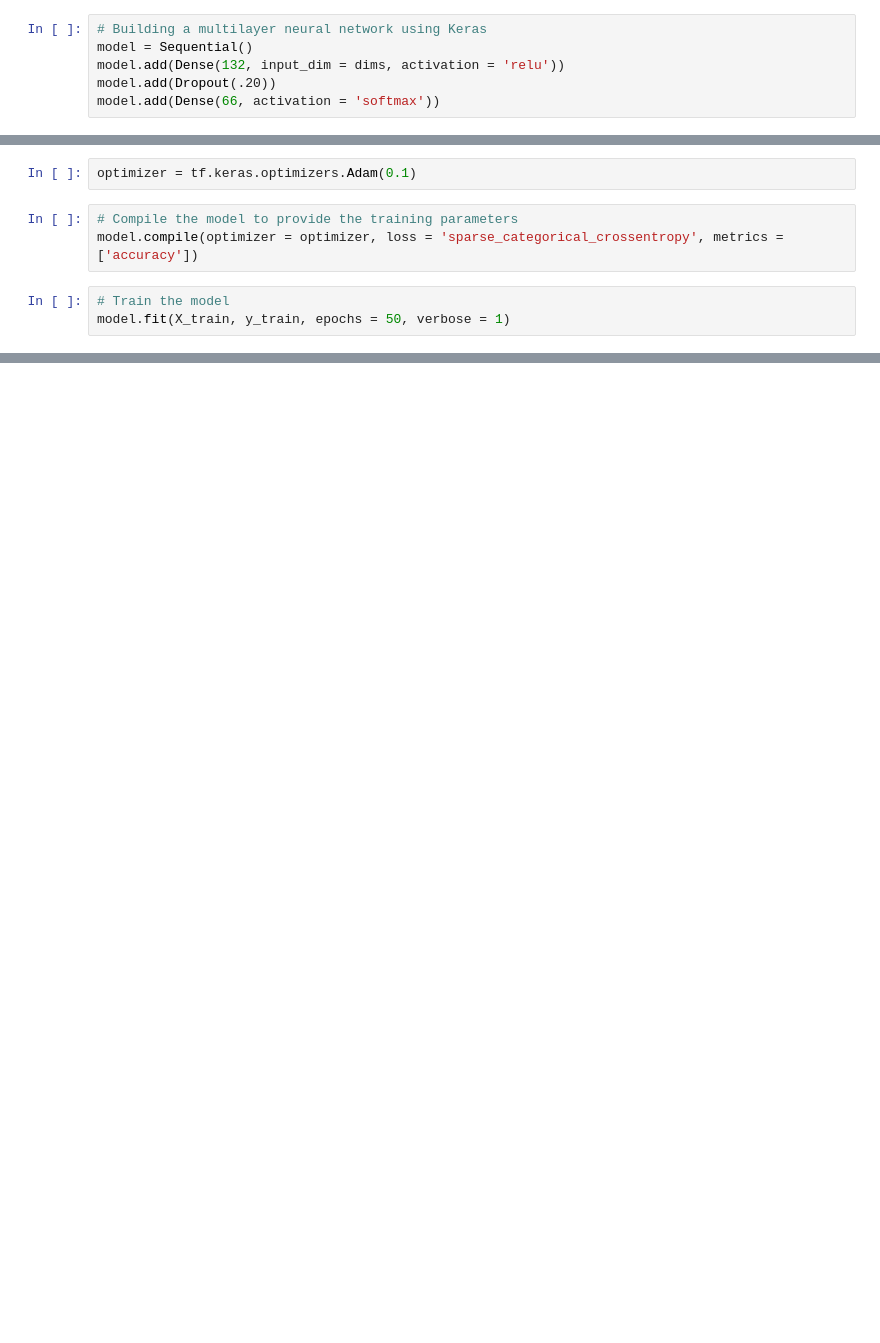
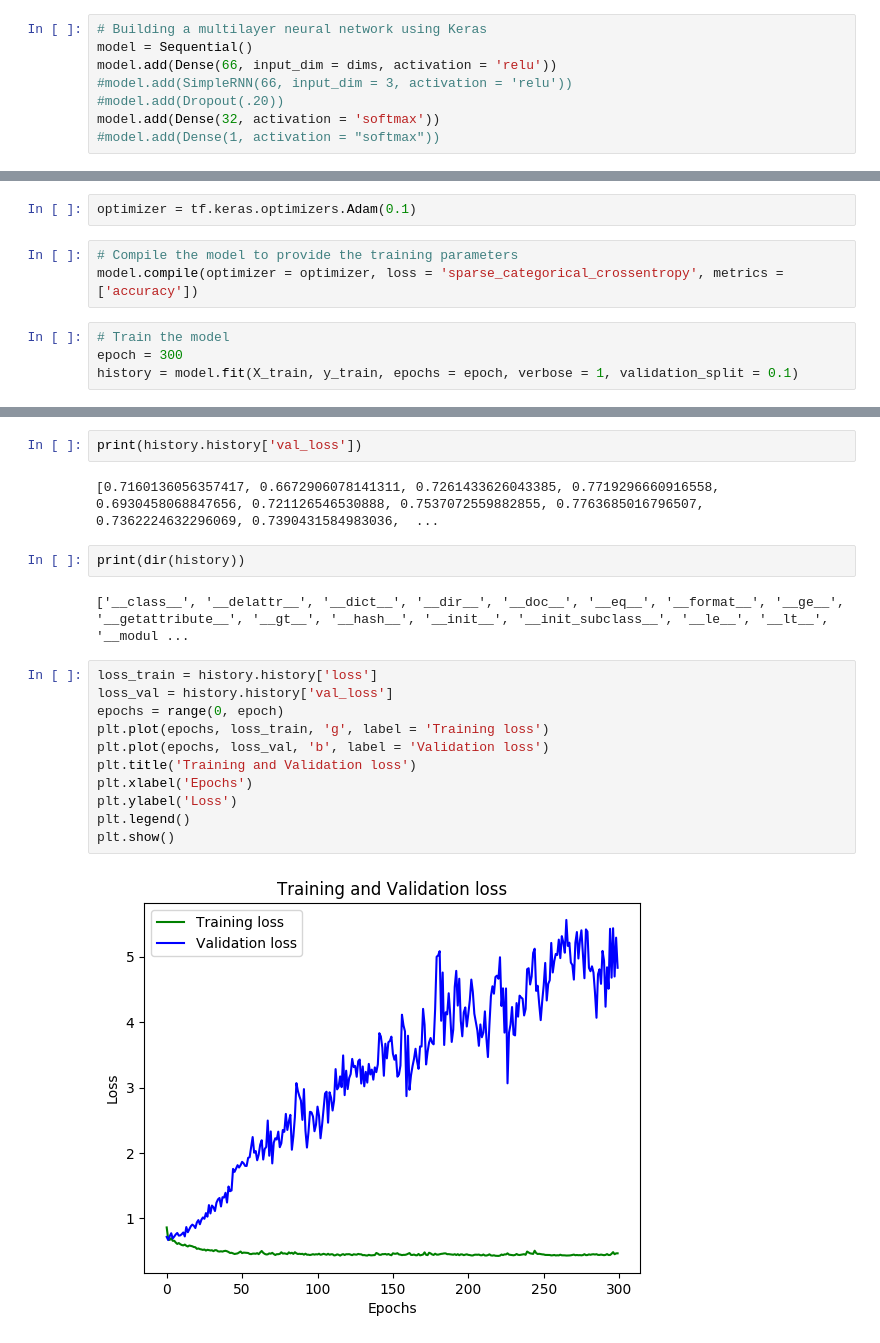
Before and after one commit to nanderson1982/NHL_Predicto, a Jupyter notebook: model/new_dataframe.ipynb, the cells around one changed output, grey strips where cells are left out. Drawn from its saved outputs; the diff is of its cells as text; blank space fills up the shorter version.

Commit message:
loss graph

```diff
--- a/model/new_dataframe.ipynb
+++ b/model/new_dataframe.ipynb
@@ -346,9 +364,11 @@ Dimensions:66
 # %%
 # Building a multilayer neural network using Keras
 model = Sequential()
-model.add(Dense(132, input_dim = dims, activation = 'relu'))
-model.add(Dropout(.20))
-model.add(Dense(66, activation = 'softmax'))
+model.add(Dense(66, input_dim = dims, activation = 'relu'))
+#model.add(SimpleRNN(66, input_dim = 3, activation = 'relu'))
+#model.add(Dropout(.20))
+model.add(Dense(32, activation = 'softmax'))
+#model.add(Dense(1, activation = "softmax"))
 # %%
 model.summary()
 # %% [output]
@@ -373,5 +391,6 @@ optimizer = tf.keras.optimizers.Adam(0.1)
 model.compile(optimizer = optimizer, loss = 'sparse_categorical_crossentropy', metrics = ['accuracy'])
 # %%
 # Train the model
-model.fit(X_train, y_train, epochs = 50, verbose = 1)
+epoch = 300
+history = model.fit(X_train, y_train, epochs = epoch, verbose = 1, validation_split = 0.1)
 # %% [output]
@@ -404,0 +445,21 @@ The loss of the model is: 0.4711
+# %%
+print(history.history['val_loss'])
+# %% [output]
+[0.7160136056357417, 0.6672906078141311, 0.7261433626043385, 0.7719296660916558, 0.6930458068847656, 0.721126546530888, 0.7537072559882855, 0.7763685016796507, 0.7362224632296069, 0.7390431584983036,  ...
+# %%
+print(dir(history))
+# %% [output]
+['__class__', '__delattr__', '__dict__', '__dir__', '__doc__', '__eq__', '__format__', '__ge__', '__getattribute__', '__gt__', '__hash__', '__init__', '__init_subclass__', '__le__', '__lt__', '__modul ...
+# %%
+loss_train = history.history['loss']
+loss_val = history.history['val_loss']
+epochs = range(0, epoch)
+plt.plot(epochs, loss_train, 'g', label = 'Training loss')
+plt.plot(epochs, loss_val, 'b', label = 'Validation loss')
+plt.title('Training and Validation loss')
+plt.xlabel('Epochs')
+plt.ylabel('Loss')
+plt.legend()
+plt.show()
+# %% [output]
+[figure, added]
```
Also changed, not shown: parts of 15 cells of this notebook.
